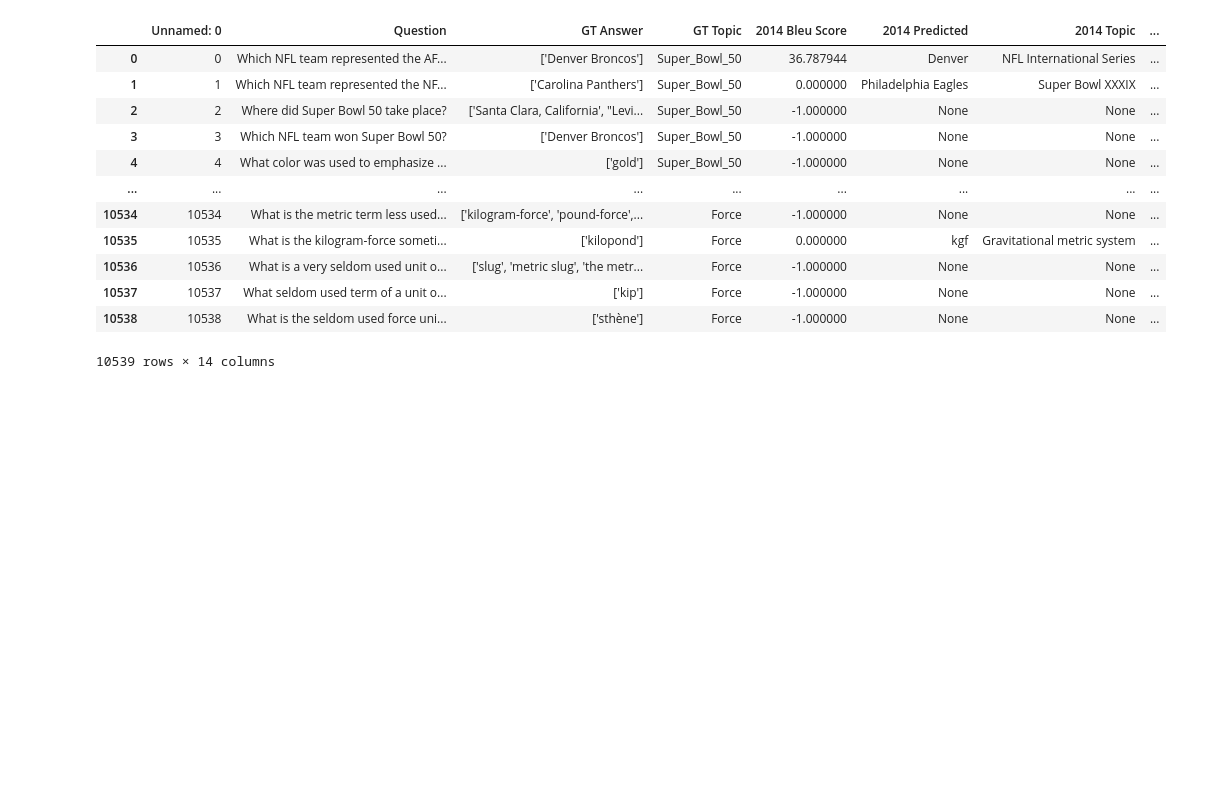
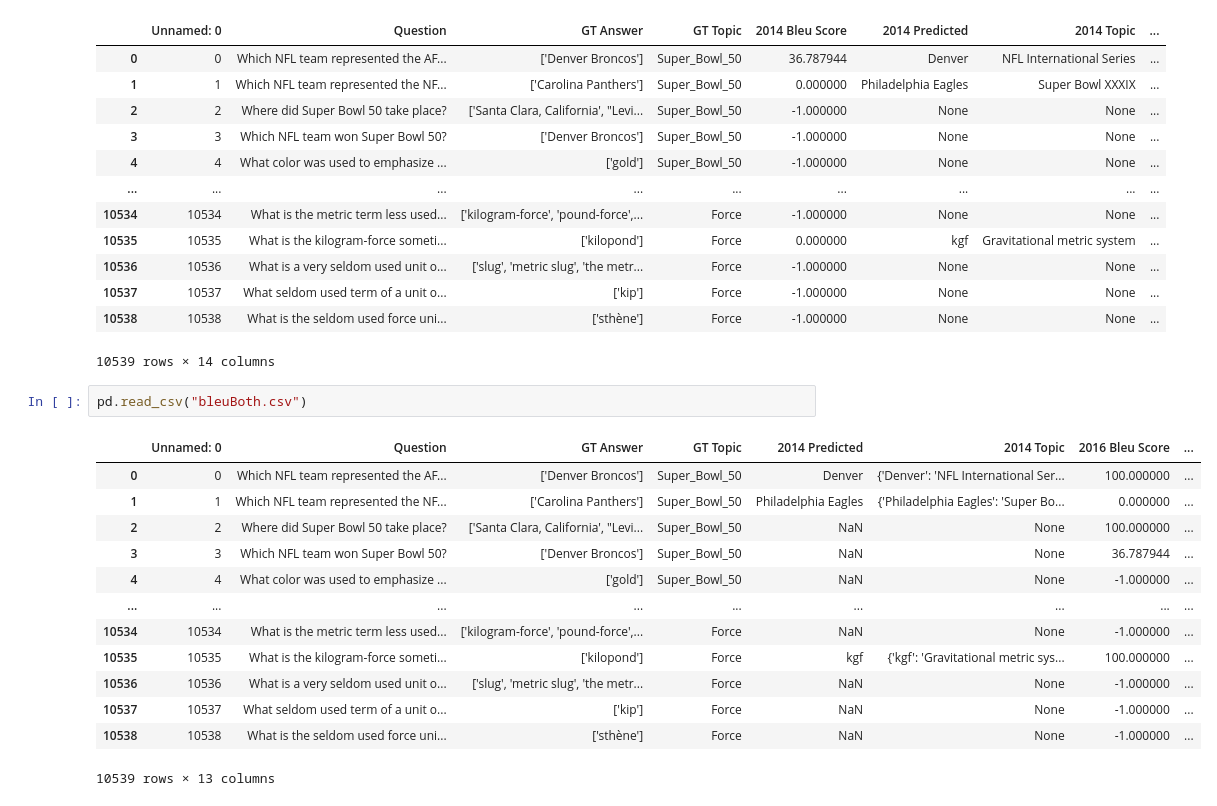
Before and after one commit to npateel/timelywimely, a Jupyter notebook: haystack/Analysis.ipynb, the cells around one changed output. Drawn from its saved outputs; the diff is of its cells as text; blank space fills up the shorter version.

Commit message:
ran bleu with 2014-2020

```diff
--- a/haystack/Untitled.ipynb
+++ b/haystack/Analysis.ipynb
@@ -32,3 +32,19 @@ pd.read_csv("bleuGT.csv")
 | 10537 | 10537 | What seldom used term of a unit o... | ['kip'] | Force | -1.000000 | None | None | ... |
 | 10538 | 10538 | What is the seldom used force uni... | ['sthène'] | Force | -1.000000 | None | None | ... |
 10539 rows × 14 columns
+# %%
+pd.read_csv("bleuBoth.csv")
+# %% [output]
+|  | Unnamed: 0 | Question | GT Answer | GT Topic | 2014 Predicted | 2014 Topic | 2016 Bleu Score | ... |
+| 0 | 0 | Which NFL team represented the AF... | ['Denver Broncos'] | Super_Bowl_50 | Denver | {'Denver': 'NFL International Ser... | 100.000000 | ... |
+| 1 | 1 | Which NFL team represented the NF... | ['Carolina Panthers'] | Super_Bowl_50 | Philadelphia Eagles | {'Philadelphia Eagles': 'Super Bo... | 0.000000 | ... |
+| 2 | 2 | Where did Super Bowl 50 take place? | ['Santa Clara, California', "Levi... | Super_Bowl_50 | NaN | None | 100.000000 | ... |
+| 3 | 3 | Which NFL team won Super Bowl 50? | ['Denver Broncos'] | Super_Bowl_50 | NaN | None | 36.787944 | ... |
+| 4 | 4 | What color was used to emphasize ... | ['gold'] | Super_Bowl_50 | NaN | None | -1.000000 | ... |
+| ... | ... | ... | ... | ... | ... | ... | ... | ... |
+| 10534 | 10534 | What is the metric term less used... | ['kilogram-force', 'pound-force',... | Force | NaN | None | -1.000000 | ... |
+| 10535 | 10535 | What is the kilogram-force someti... | ['kilopond'] | Force | kgf | {'kgf': 'Gravitational metric sys... | 100.000000 | ... |
+| 10536 | 10536 | What is a very seldom used unit o... | ['slug', 'metric slug', 'the metr... | Force | NaN | None | -1.000000 | ... |
+| 10537 | 10537 | What seldom used term of a unit o... | ['kip'] | Force | NaN | None | -1.000000 | ... |
+| 10538 | 10538 | What is the seldom used force uni... | ['sthène'] | Force | NaN | None | -1.000000 | ... |
+10539 rows × 13 columns
```
Also changed, not shown: 3 other files.
